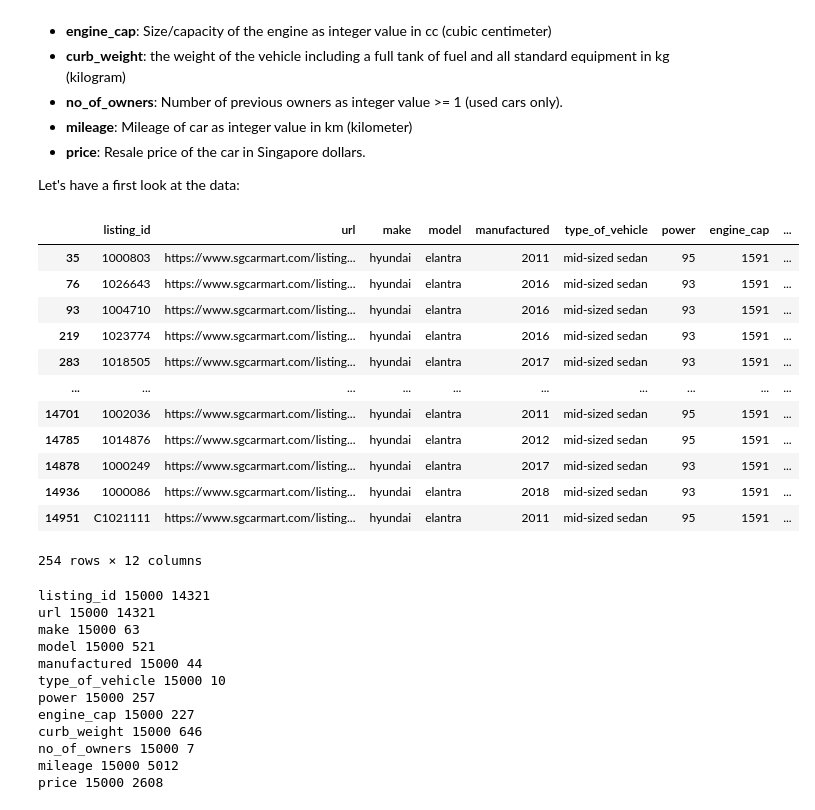
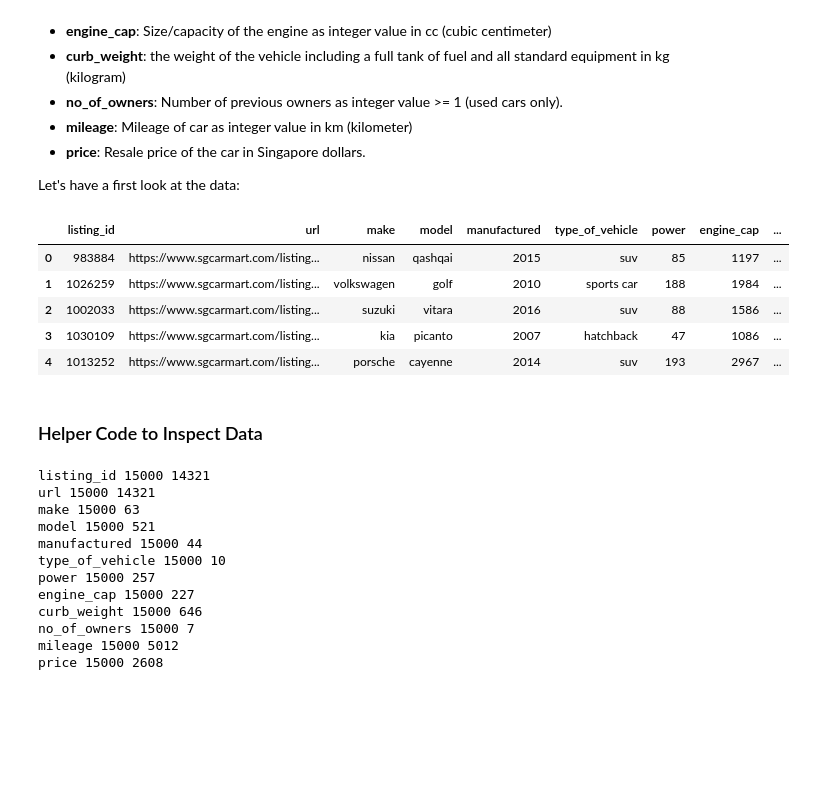
Before and after one commit to benhgm/cs5228_assignments, a Jupyter notebook: assignment1/cs5228_a1_HoGuanMengBenjamin_E1101568.ipynb, the cells around one changed output. Saved outputs shown, nothing was run; the diff lists cells and outputs as text; code cells hidden in the pictures; blank space fills up the shorter version.

```diff
--- a/assignment1/cs5228_a1_HoGuanMengBenjamin_E1101568.ipynb
+++ b/assignment1/cs5228_a1_HoGuanMengBenjamin_E1101568.ipynb
@@ -86,22 +89,16 @@ Let's have a first look at the data:
 # %%
 df_cars_dirty = pd.read_csv('data/a1-used-cars-resale-dirty.csv')
 
-# df_cars_dirty.head()
-df_cars_dirty.loc[df_cars_dirty["model"]=="elantra"]
+df_cars_dirty.head()
 # %% [output]
 |  | listing_id | url | make | model | manufactured | type_of_vehicle | power | engine_cap | ... |
-| 35 | 1000803 | https://www.sgcarmart.com/listing... | hyundai | elantra | 2011 | mid-sized sedan | 95 | 1591 | ... |
-| 76 | 1026643 | https://www.sgcarmart.com/listing... | hyundai | elantra | 2016 | mid-sized sedan | 93 | 1591 | ... |
-| 93 | 1004710 | https://www.sgcarmart.com/listing... | hyundai | elantra | 2016 | mid-sized sedan | 93 | 1591 | ... |
-| 219 | 1023774 | https://www.sgcarmart.com/listing... | hyundai | elantra | 2016 | mid-sized sedan | 93 | 1591 | ... |
-| 283 | 1018505 | https://www.sgcarmart.com/listing... | hyundai | elantra | 2017 | mid-sized sedan | 93 | 1591 | ... |
-| ... | ... | ... | ... | ... | ... | ... | ... | ... | ... |
-| 14701 | 1002036 | https://www.sgcarmart.com/listing... | hyundai | elantra | 2011 | mid-sized sedan | 95 | 1591 | ... |
-| 14785 | 1014876 | https://www.sgcarmart.com/listing... | hyundai | elantra | 2012 | mid-sized sedan | 95 | 1591 | ... |
-| 14878 | 1000249 | https://www.sgcarmart.com/listing... | hyundai | elantra | 2017 | mid-sized sedan | 93 | 1591 | ... |
-| 14936 | 1000086 | https://www.sgcarmart.com/listing... | hyundai | elantra | 2018 | mid-sized sedan | 93 | 1591 | ... |
-| 14951 | C1021111 | https://www.sgcarmart.com/listing... | hyundai | elantra | 2011 | mid-sized sedan | 95 | 1591 | ... |
+| 0 | 983884 | https://www.sgcarmart.com/listing... | nissan | qashqai | 2015 | suv | 85 | 1197 | ... |
+| 1 | 1026259 | https://www.sgcarmart.com/listing... | volkswagen | golf | 2010 | sports car | 188 | 1984 | ... |
+| 2 | 1002033 | https://www.sgcarmart.com/listing... | suzuki | vitara | 2016 | suv | 88 | 1586 | ... |
+| 3 | 1030109 | https://www.sgcarmart.com/listing... | kia | picanto | 2007 | hatchback | 47 | 1086 | ... |
+| 4 | 1013252 | https://www.sgcarmart.com/listing... | porsche | cayenne | 2014 | suv | 193 | 2967 | ... |
-254 rows × 12 columns
+# %% [markdown]
+### Helper Code to Inspect Data
 # %%
 ### check unique column values
 for col in df_cars_dirty.columns:
```
Also changed, not shown: parts of 14 cells of this notebook, 1 other file.
